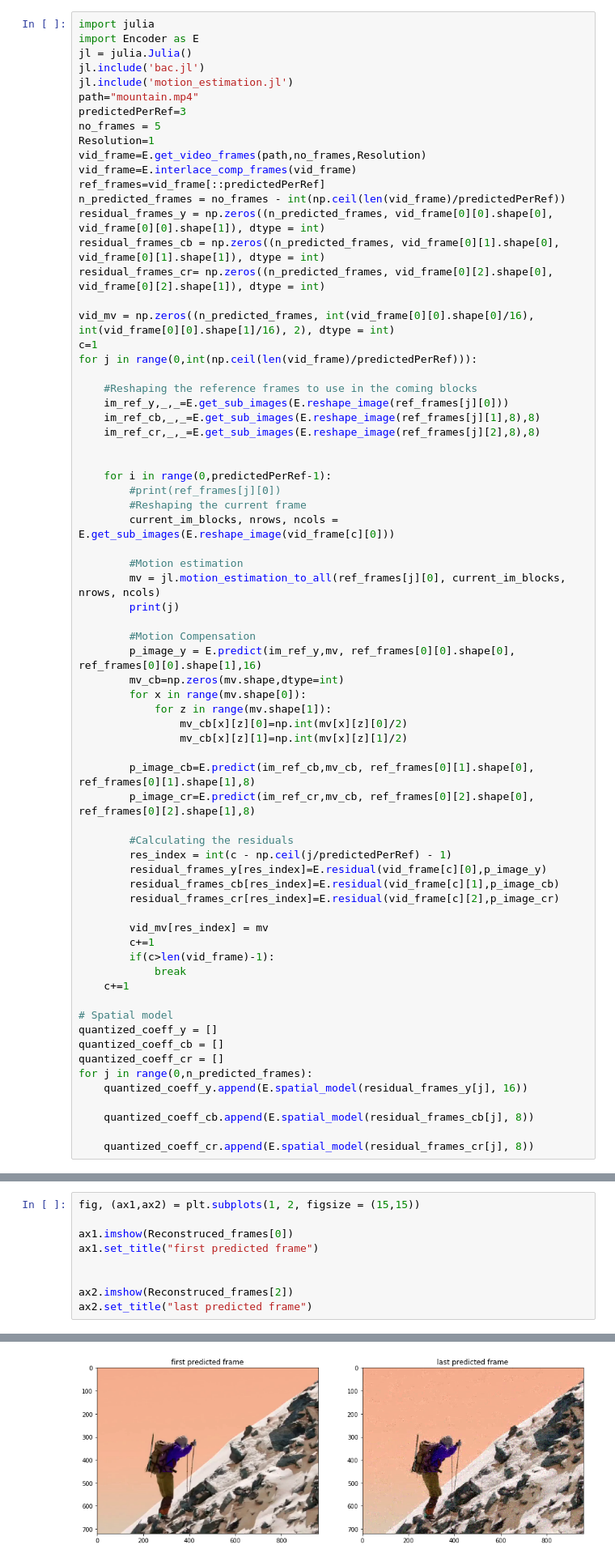
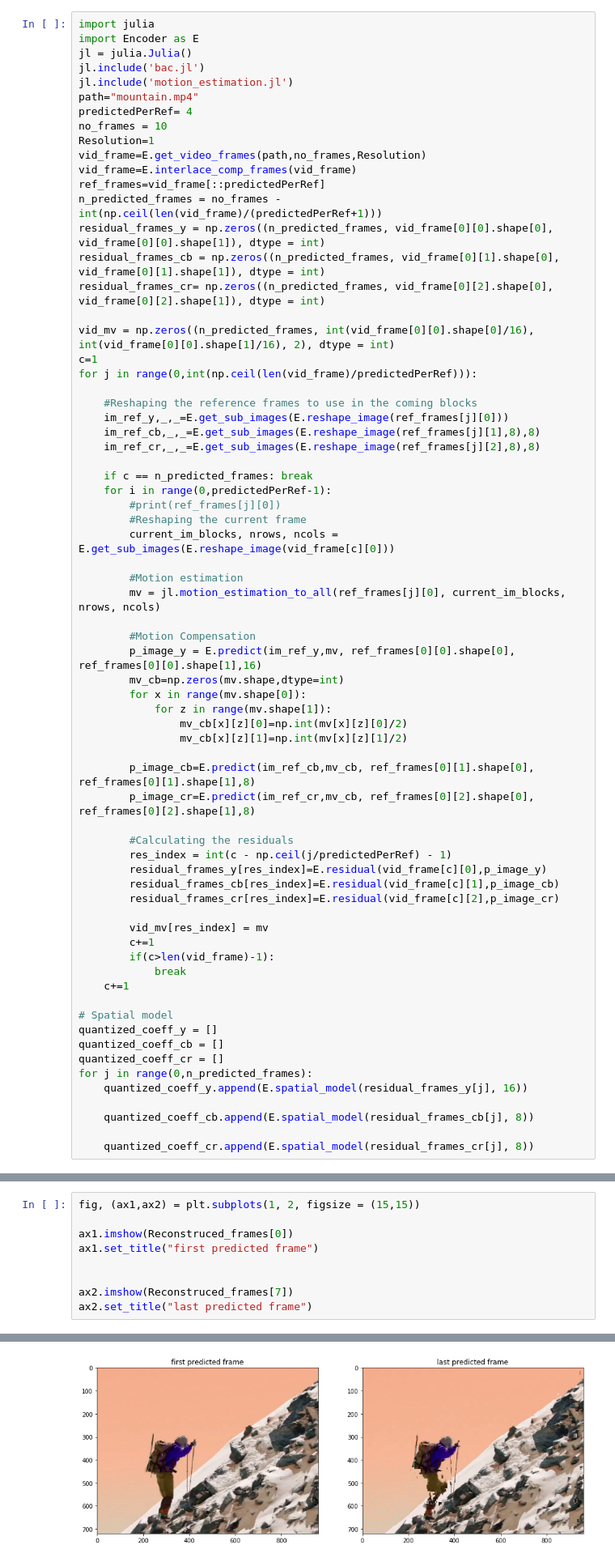
Before and after one commit to alaanousir/H.264-Video-Compression, a Jupyter notebook: Report.ipynb, the cells around one changed output, grey strips where cells are left out. Shown at 81% size. Drawn from its saved outputs; the diff is of its cells as text.

```diff
--- a/Report.ipynb
+++ b/Report.ipynb
@@ -94,13 +94,13 @@ jl = julia.Julia()
 jl.include('bac.jl')
 jl.include('motion_estimation.jl')
 path="mountain.mp4"
-predictedPerRef=3
-no_frames = 5
+predictedPerRef= 4
+no_frames = 10
 Resolution=1
 vid_frame=E.get_video_frames(path,no_frames,Resolution)
 vid_frame=E.interlace_comp_frames(vid_frame)
 ref_frames=vid_frame[::predictedPerRef]
-n_predicted_frames = no_frames - int(np.ceil(len(vid_frame)/predictedPerRef))
+n_predicted_frames = no_frames - int(np.ceil(len(vid_frame)/(predictedPerRef+1)))
 residual_frames_y = np.zeros((n_predicted_frames, vid_frame[0][0].shape[0], vid_frame[0][0].shape[1]), dtype = int)
 residual_frames_cb = np.zeros((n_predicted_frames, vid_frame[0][1].shape[0], vid_frame[0][1].shape[1]), dtype = int)
 residual_frames_cr= np.zeros((n_predicted_frames, vid_frame[0][2].shape[0], vid_frame[0][2].shape[1]), dtype = int)
@@ -114,7 +114,7 @@ for j in range(0,int(np.ceil(len(vid_frame)/predictedPerRef))):
     im_ref_cb,_,_=E.get_sub_images(E.reshape_image(ref_frames[j][1],8),8)
     im_ref_cr,_,_=E.get_sub_images(E.reshape_image(ref_frames[j][2],8),8)
 
-
+    if c == n_predicted_frames: break
     for i in range(0,predictedPerRef-1):
         #print(ref_frames[j][0])
         #Reshaping the current frame
@@ -122,7 +122,6 @@ for j in range(0,int(np.ceil(len(vid_frame)/predictedPerRef))):
 
         #Motion estimation
         mv = jl.motion_estimation_to_all(ref_frames[j][0], current_im_blocks, nrows, ncols)
-        print(j)
 
         #Motion Compensation
         p_image_y = E.predict(im_ref_y,mv, ref_frames[0][0].shape[0], ref_frames[0][0].shape[1],16)
@@ -237,12 +236,12 @@ for j in range(0,np.int(no_frames/predictedPerRef)):
 # %%
 fig, (ax1,ax2) = plt.subplots(1, 2, figsize = (15,15))
 
 ax1.imshow(Reconstruced_frames[0])
 ax1.set_title("first predicted frame")
 
 
-ax2.imshow(Reconstruced_frames[2])
+ax2.imshow(Reconstruced_frames[7])
 ax2.set_title("last predicted frame")
 # %% [output]
 Text(0.5, 1.0, 'last predicted frame')
-[figure, old version]
+[figure, new version]
```
Also changed, not shown: parts of 6 cells of this notebook, 9 other files.
